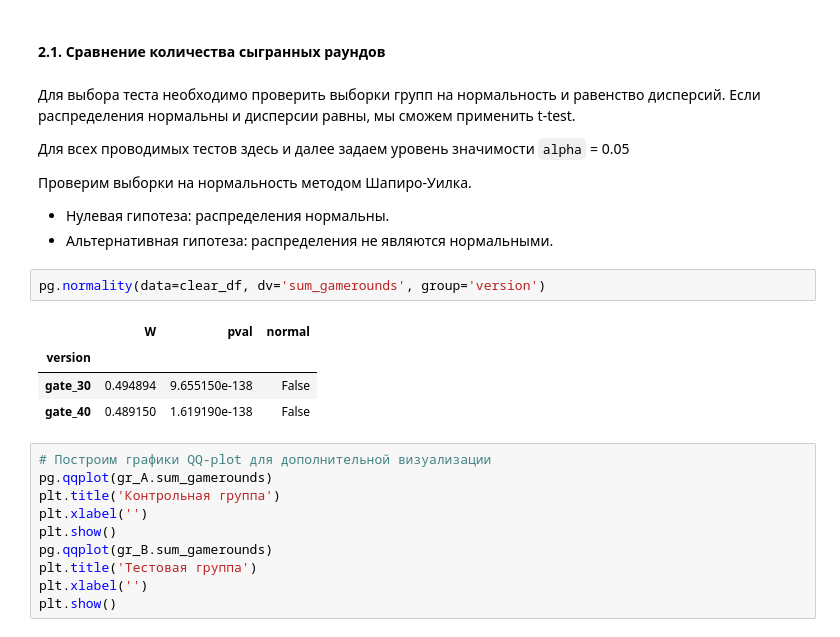
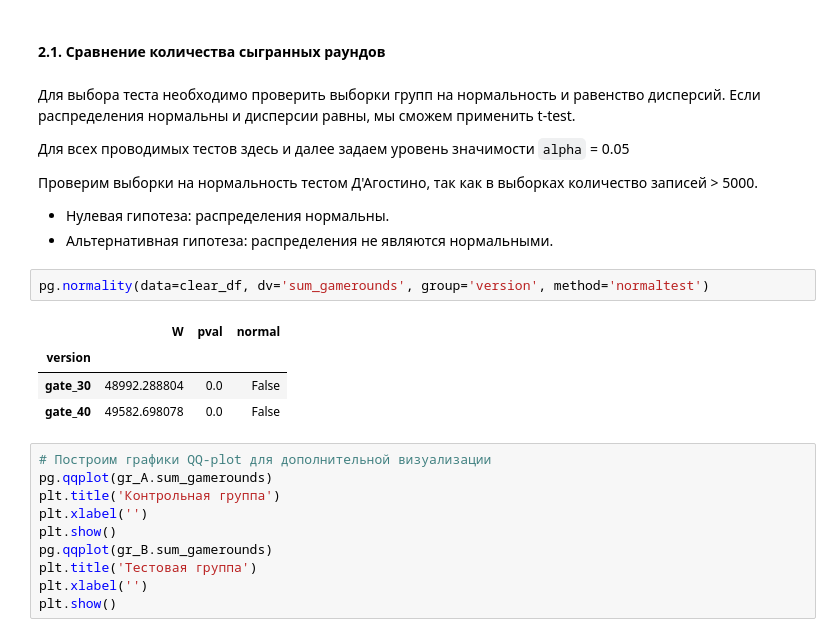
Before and after one commit to OlgaUman/AB-testing-Cookie-Cats, a Jupyter notebook: mobile-game-CookieCats-AB.ipynb, the cells around one changed output. Cells and saved outputs as stored; diff of their text form.

Commit message:
change normality test

```diff
--- a/mobile-game-CookieCats-AB.ipynb
+++ b/mobile-game-CookieCats-AB.ipynb
@@ -149,17 +153,17 @@ set()
 
 Для всех проводимых тестов здесь и далее задаем уровень значимости `alpha` = 0.05
 
-Проверим выборки на нормальность методом Шапиро-Уилка.
+Проверим выборки на нормальность тестом Д'Агостино, так как в выборках количество записей > 5000.
 
 * Нулевая гипотеза: распределения нормальны.
 * Альтернативная гипотеза: распределения не являются нормальными.
 # %%
-pg.normality(data=clear_df, dv='sum_gamerounds', group='version')
+pg.normality(data=clear_df, dv='sum_gamerounds', group='version', method='normaltest')
 # %% [output]
 |  | W | pval | normal |
 | version |  |  |  |
-| gate_30 | 0.494894 | 9.655150e-138 | False |
-| gate_40 | 0.489150 | 1.619190e-138 | False |
+| gate_30 | 48992.288804 | 0.0 | False |
+| gate_40 | 49582.698078 | 0.0 | False |
 # %%
 # Построим графики QQ-plot для дополнительной визуализации
 pg.qqplot(gr_A.sum_gamerounds)
```
Also changed, not shown: parts of 2 cells of this notebook.
